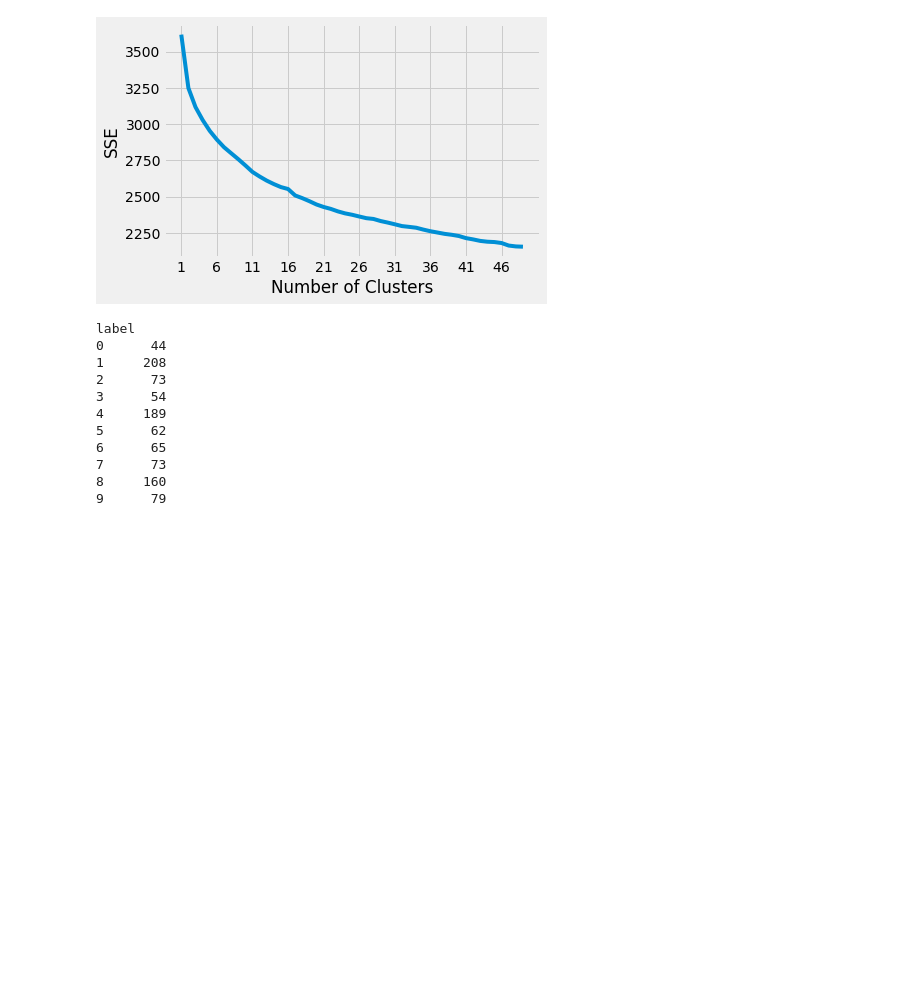
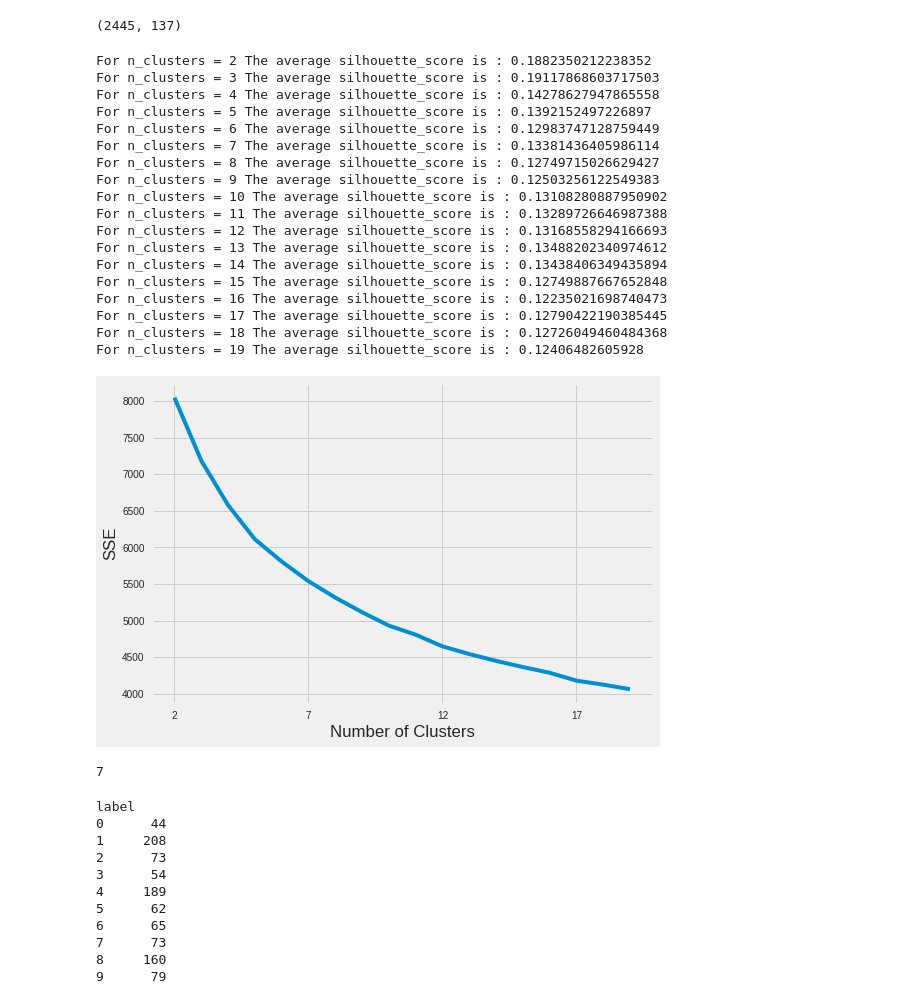
Before and after one commit to arashk1990/covid19mobility, a Jupyter notebook: models/clustering.ipynb, the cells around one changed output. Drawn from its saved outputs; the diff is of its cells as text; code cells hidden in the pictures; blank space fills up the shorter version.

Commit message:
NAs replaced, silhouette kmeans added

```diff
--- a/models/clustering.ipynb
+++ b/models/clustering.ipynb
@@ -4,56 +2,98 @@
 import pandas as pd
 import sklearn
 from sklearn.cluster import KMeans
-NTS_dummy = pd.read_csv('/content/drive/MyDrive/socio_pred/UKDA-5340-tab/NTS_dummy.csv')
+NTS_dummy = pd.read_csv('/content/drive/MyDrive/socio_pred/UKDA-5340-tab/NTS_v2.csv')
+# %%
+NTS_dummy.shape
+# %% [output]
+(2445, 137)
+# %%
+# reolace NA with zero
+#na occurs for std of users with one trip, or count of users with no weekend trip
+NTS_dummy = NTS_dummy.fillna(0)
 # %%
 # kmeans
+from yellowbrick.cluster import SilhouetteVisualizer
+
 from sklearn.preprocessing import MinMaxScaler
 import numpy as np
 import matplotlib.pyplot as plt
 
 
 def elbow(df,norm=1):
-  mobility = df.drop(columns = ['Individual ID',	'TripID',\
-                     'SurveyYear']).iloc[:,:110]
-  socio = df.drop(columns = ['Individual ID',	'TripID',\
-                                    'SurveyYear']).iloc[:,110:]
-
-
-
+  mobility = df.iloc[:,38:]
+  # socio = df.drop(columns = ['Individual ID',	'TripID',\
+  #                                   'SurveyYear']).iloc[:,110:]
   features = np.array(mobility)
   if norm ==1:  #standardze
     scaler = MinMaxScaler()
     features = scaler.fit_transform(features)
   kmeans_kwargs = {
       "init": "random",
       "n_init": 10,
       "max_iter": 300,
       "random_state": 42,
   }
 
   # A list holds the SSE values for each k
   sse = []
-  max_cluster = min(50,df.shape[0])
-  for k in range(1, max_cluster):
+  #fig, ax = plt.subplots(10, 2, figsize=(15,16))
+  max_cluster = min(20,df.shape[0])
+  for k in range(2, max_cluster):
       kmeans = KMeans(n_clusters=k, **kmeans_kwargs)
       kmeans.fit(features)
+      cluster_labels = kmeans.fit_predict(features)
+      silhouette_avg = silhouette_score(features, cluster_labels)
+      print(
+        "For n_clusters =",
+        k,
+        "The average silhouette_score is :",
+        silhouette_avg,
+    )
       sse.append(kmeans.inertia_)
+      # q, mod = divmod(k, 2)
+      # '''
+      # Create SilhouetteVisualizer instance with KMeans instance
+      # Fit the visualizer
+      # '''
+      # visualizer = SilhouetteVisualizer(kmeans, colors='yellowbrick', ax=ax[q-1][mod])
+      # visualizer.fit(features)
 
   plt.style.use("fivethirtyeight")
-  plt.plot(range(1, max_cluster), sse)
-  plt.xticks(range(1, max_cluster,5))
+  plt.plot(range(2, max_cluster), sse)
+  plt.xticks(range(2, max_cluster,5))
   plt.xlabel("Number of Clusters")
   plt.ylabel("SSE")
   plt.show()
 
-  #kl = KneeLocator(
-   # range(1, max_cluster), sse, curve="convex", direction="decreasing"
-  #)
+  kl = KneeLocator(
+    range(2, max_cluster), sse, curve="convex", direction="decreasing"
+  )
+  print(kl.elbow)
+  return
 
-  #return (kl.elbow)
-elbow(NTS_dummy)
+elbow(NTS_dummy,norm=1)
 # %% [output]
+For n_clusters = 2 The average silhouette_score is : 0.1882350212238352
+For n_clusters = 3 The average silhouette_score is : 0.19117868603717503
+For n_clusters = 4 The average silhouette_score is : 0.14278627947865558
+For n_clusters = 5 The average silhouette_score is : 0.1392152497226897
+For n_clusters = 6 The average silhouette_score is : 0.12983747128759449
+For n_clusters = 7 The average silhouette_score is : 0.13381436405986114
+For n_clusters = 8 The average silhouette_score is : 0.12749715026629427
+For n_clusters = 9 The average silhouette_score is : 0.12503256122549383
+For n_clusters = 10 The average silhouette_score is : 0.13108280887950902
+For n_clusters = 11 The average silhouette_score is : 0.13289726646987388
+For n_clusters = 12 The average silhouette_score is : 0.13168558294166693
+For n_clusters = 13 The average silhouette_score is : 0.13488202340974612
+For n_clusters = 14 The average silhouette_score is : 0.13438406349435894
+For n_clusters = 15 The average silhouette_score is : 0.12749887667652848
+For n_clusters = 16 The average silhouette_score is : 0.12235021698740473
+For n_clusters = 17 The average silhouette_score is : 0.12790422190385445
+For n_clusters = 18 The average silhouette_score is : 0.12726049460484368
+For n_clusters = 19 The average silhouette_score is : 0.12406482605928
-[figure, old version]
+[figure, new version]
+7
 # %%
 
 def kplot(df,k,norm=1):
```
Also changed, not shown: parts of 1 cell of this notebook.
